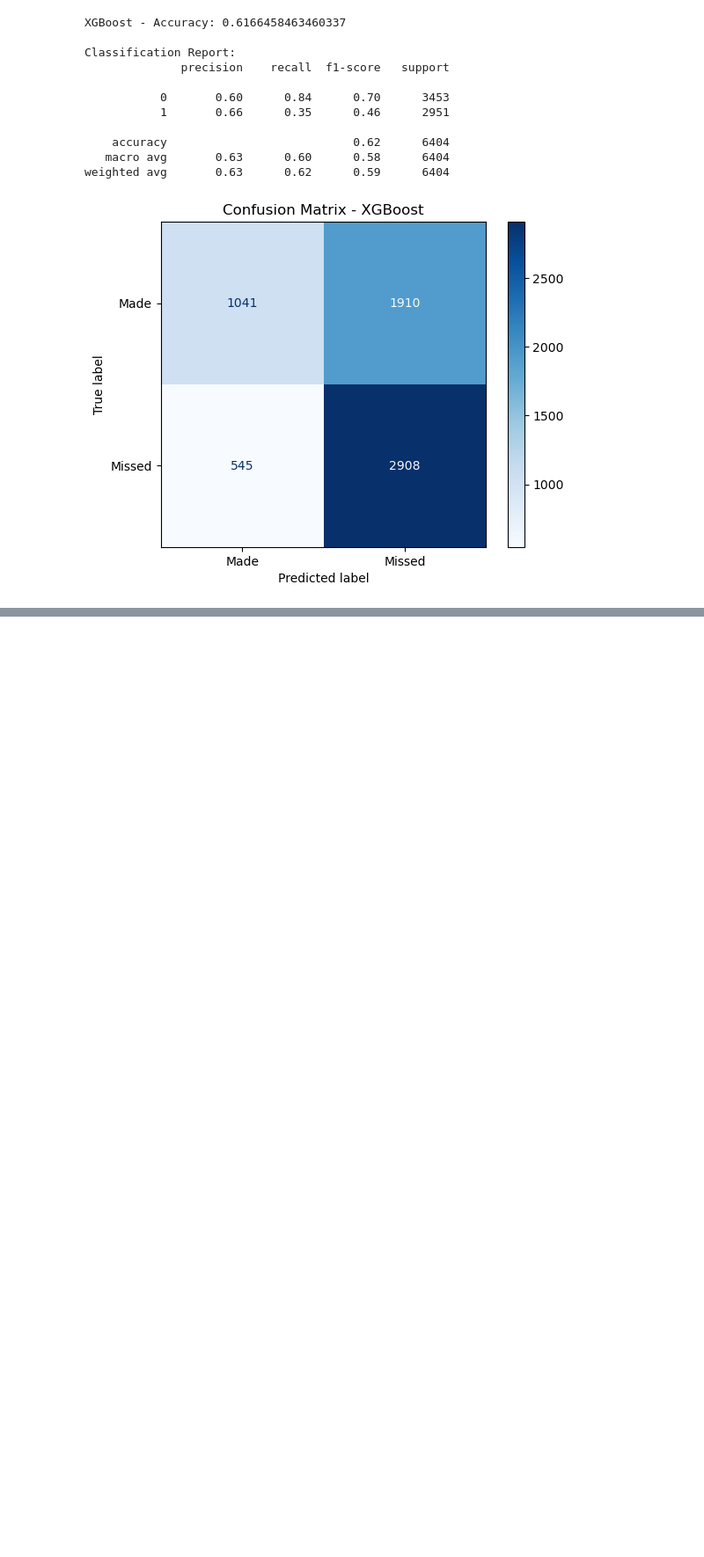
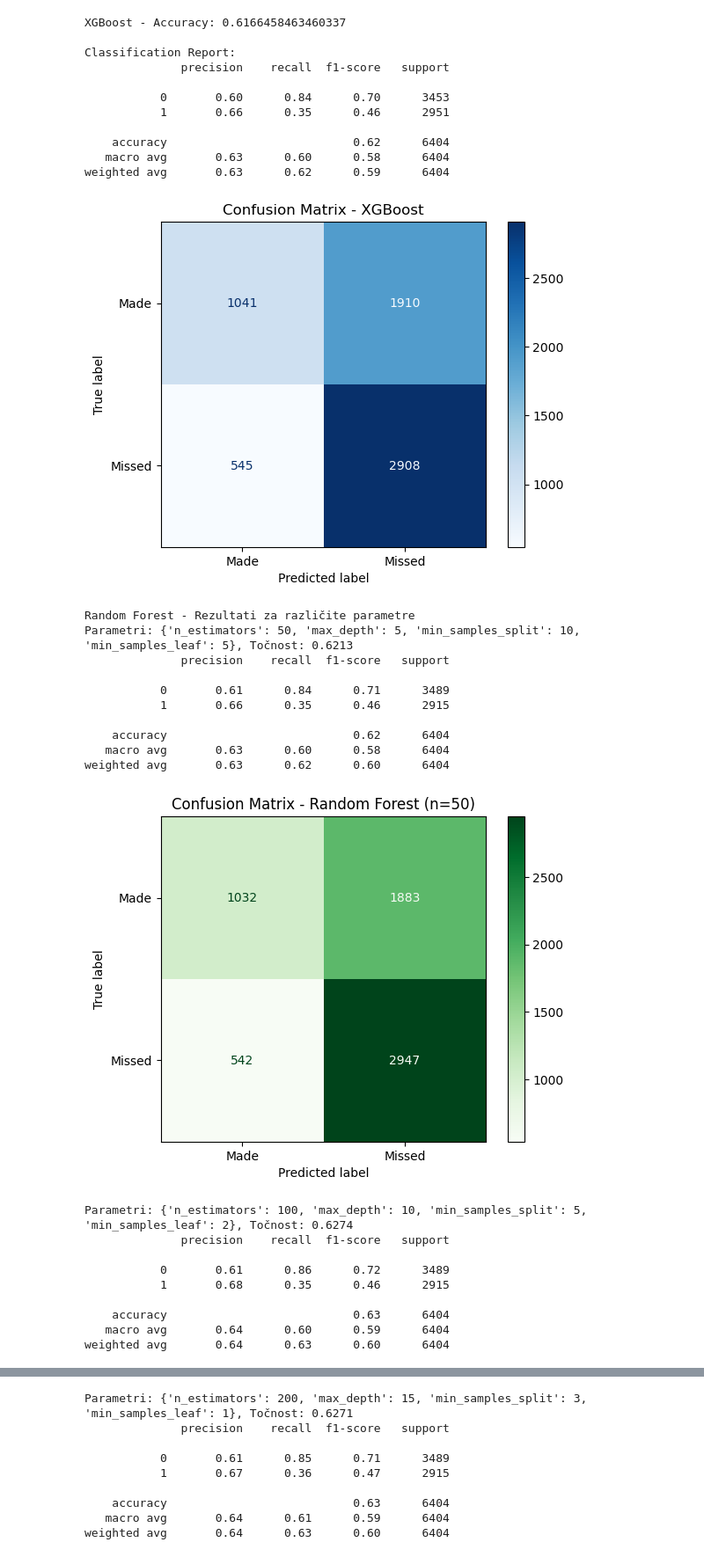
Before and after one commit to markojerkic/uzop-lab3, a Jupyter notebook: clanak.ipynb, the cells around one changed output, grey strips where cells are left out. Shown at 88% size. Saved outputs shown, nothing was run; the diff lists cells and outputs as text; code cells hidden in the pictures; blank space fills up the shorter version.

Commit message:
added random forests method

```diff
--- a/clanak.ipynb
+++ b/clanak.ipynb
@@ -442,3 +476,67 @@ Classification Report:
    macro avg       0.63      0.60      0.58      6404
 weighted avg       0.63      0.62      0.59      6404
 [figure]
+# %%
+df = loadDF()
+
+encoder = LabelEncoder()
+df['CLOSEST_DEFENDER_ENCODED'] = encoder.fit_transform(df['CLOSEST_DEFENDER'])
+
+features = [
+    'SHOT_DIST', 'CLOSE_DEF_DIST', 'SHOT_CLOCK', 'TOUCH_TIME', 'DRIBBLES', 'PTS_TYPE',
+    'FINAL_MARGIN', 'SHOT_NUMBER', 'GAME_CLOCK', 'PERIOD', 'LOCATION_NUM', 'W_NUM'
+]
+X = df[features]
+y = df['SHOT_RESULT'].map({'made': 1, 'missed': 0})
+
+scaler = StandardScaler()
+X_scaled = scaler.fit_transform(X)
+
+X_train, X_test, y_train, y_test = train_test_split(X_scaled, y, test_size=0.05, random_state=42)
+
+rf_params = [
+    {'n_estimators': 50, 'max_depth': 5, 'min_samples_split': 10, 'min_samples_leaf': 5},
+    {'n_estimators': 100, 'max_depth': 10, 'min_samples_split': 5, 'min_samples_leaf': 2},
+    {'n_estimators': 200, 'max_depth': 15, 'min_samples_split': 3, 'min_samples_leaf': 1},
+]
+
+print("\nRandom Forest - Rezultati za različite parametre")
+for params in rf_params:
+    rf_model = RandomForestClassifier(
+        n_estimators=params['n_estimators'],
+        max_depth=params['max_depth'],
+        min_samples_split=params['min_samples_split'],
+        min_samples_leaf=params['min_samples_leaf'],
+        random_state=42
+    )
+    rf_model.fit(X_train, y_train)
+    y_pred_rf = rf_model.predict(X_test)
+    acc = accuracy_score(y_test, y_pred_rf)
+    print(f"Parametri: {params}, Točnost: {acc:.4f}")
+    print(classification_report(y_test, y_pred_rf))
+    cm = confusion_matrix(y_test, y_pred_rf, labels=[1, 0])
+    disp = ConfusionMatrixDisplay(confusion_matrix=cm, display_labels=["Made", "Missed"])
+    disp.plot(cmap="Greens")
+    plt.title(f"Confusion Matrix - Random Forest (n={params['n_estimators']})")
+    plt.show()
+# %% [output]
+Random Forest - Rezultati za različite parametre
+Parametri: {'n_estimators': 50, 'max_depth': 5, 'min_samples_split': 10, 'min_samples_leaf': 5}, Točnost: 0.6213
+              precision    recall  f1-score   support
+
+           0       0.61      0.84      0.71      3489
+           1       0.66      0.35      0.46      2915
+
+    accuracy                           0.62      6404
+   macro avg       0.63      0.60      0.58      6404
+weighted avg       0.63      0.62      0.60      6404
+[figure, added]
+Parametri: {'n_estimators': 100, 'max_depth': 10, 'min_samples_split': 5, 'min_samples_leaf': 2}, Točnost: 0.6274
+              precision    recall  f1-score   support
+
+           0       0.61      0.86      0.72      3489
+           1       0.68      0.35      0.46      2915
+
+    accuracy                           0.63      6404
+   macro avg       0.64      0.60      0.59      6404
+weighted avg       0.64      0.63      0.60      6404
@@ -444,0 +544,9 @@ weighted avg       0.63      0.62      0.59      6404
+Parametri: {'n_estimators': 200, 'max_depth': 15, 'min_samples_split': 3, 'min_samples_leaf': 1}, Točnost: 0.6271
+              precision    recall  f1-score   support
+
+           0       0.61      0.85      0.71      3489
+           1       0.67      0.36      0.47      2915
+
+    accuracy                           0.63      6404
+   macro avg       0.64      0.61      0.59      6404
+weighted avg       0.64      0.63      0.60      6404
```
Also changed, not shown: parts of 3 cells of this notebook.
